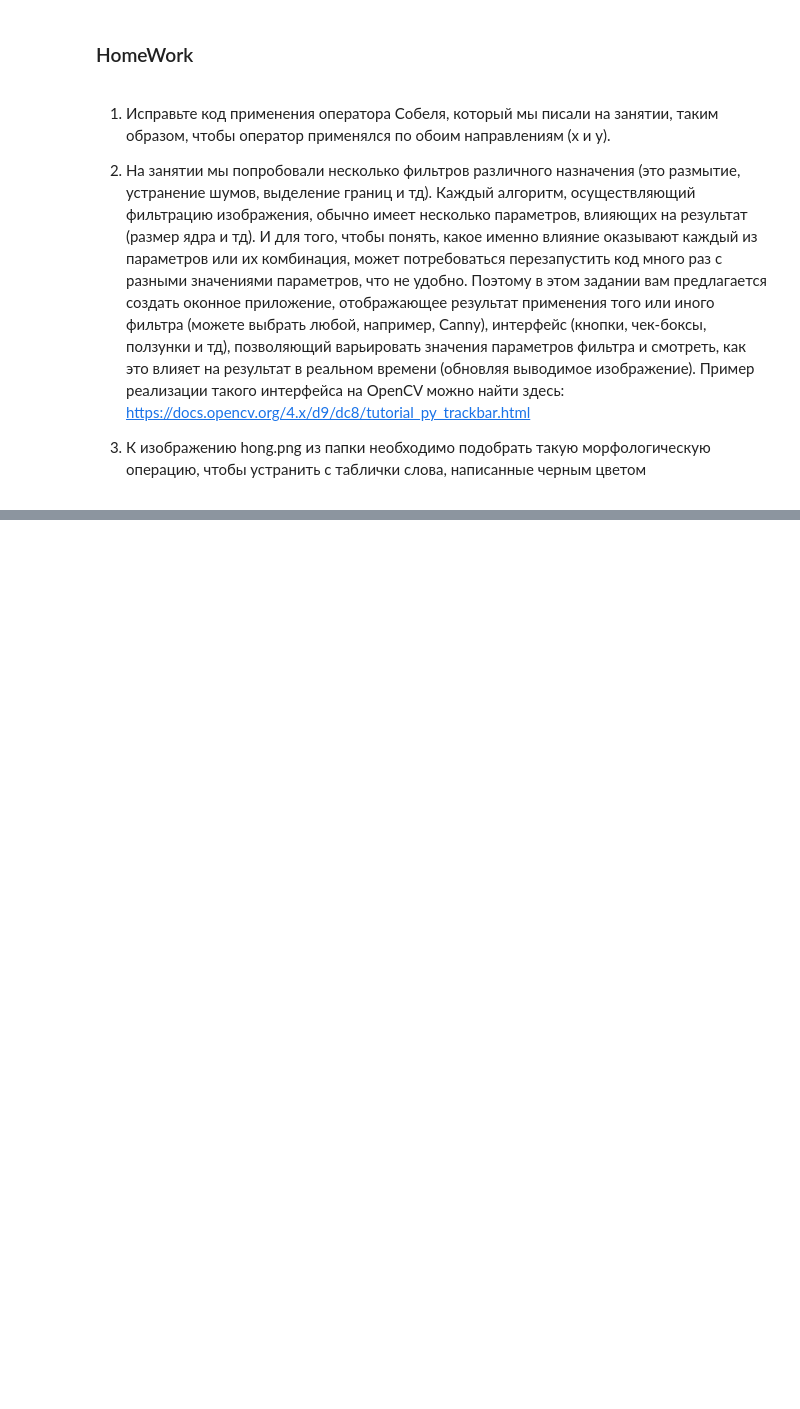
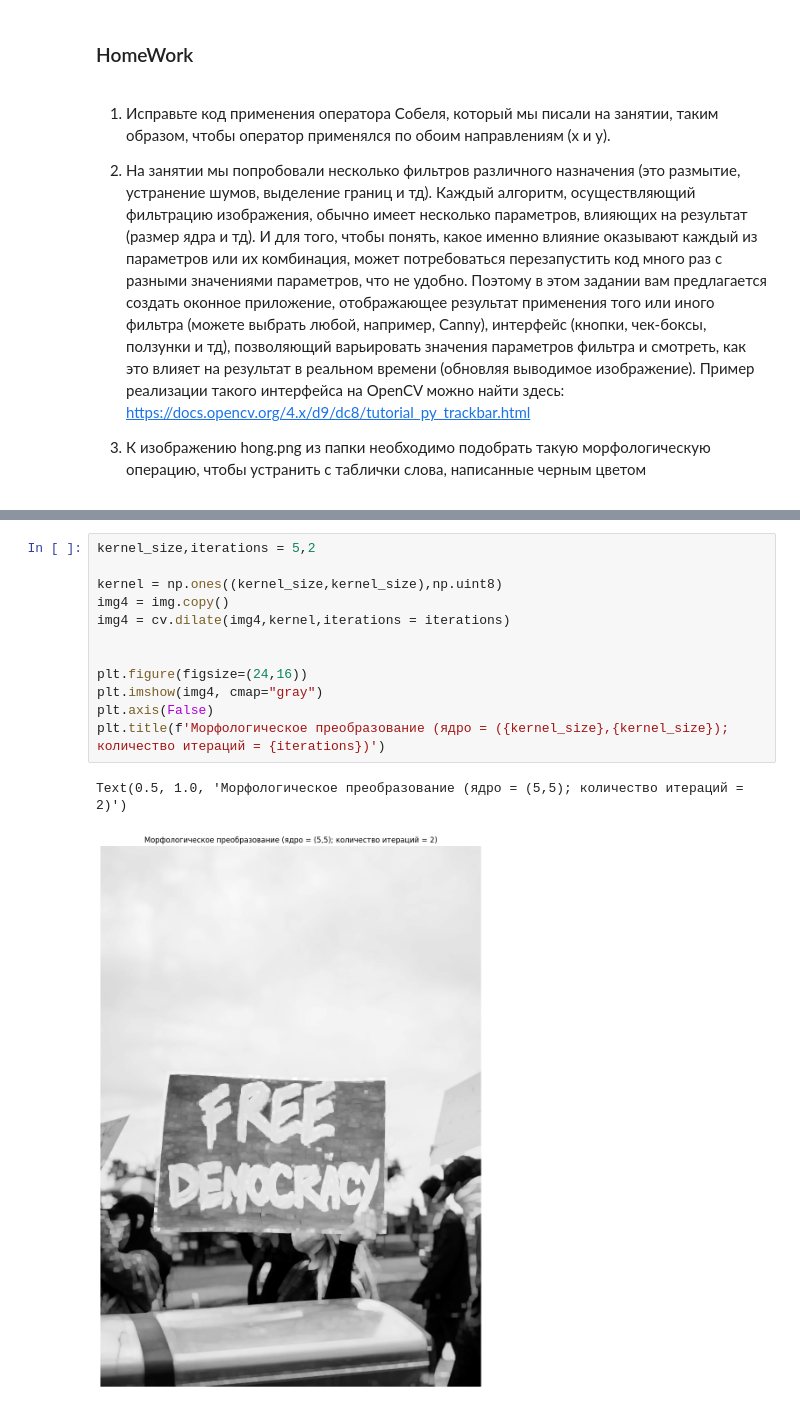
Before and after one commit to B3aRrrr/M8LabsAndHomeworks, a Jupyter notebook: Sem3/Lab5/main.ipynb, the cells around one changed output, grey strips where cells are left out. Drawn from its saved outputs; the diff is of its cells as text; blank space fills up the shorter version.

```diff
--- a/Sem3/Lab5/main.ipynb
+++ b/Sem3/Lab5/main.ipynb
@@ -181,0 +268,15 @@ torch.save(model.state_dict(), 'model.ckpt')
+# %%
+kernel_size,iterations = 5,2
+
+kernel = np.ones((kernel_size,kernel_size),np.uint8)
+img4 = img.copy()
+img4 = cv.dilate(img4,kernel,iterations = iterations)
+
+
+plt.figure(figsize=(24,16))
+plt.imshow(img4, cmap="gray")
+plt.axis(False)
+plt.title(f'Морфологическое преобразование (ядро = ({kernel_size},{kernel_size}); количество итераций = {iterations})')
+# %% [output]
+Text(0.5, 1.0, 'Морфологическое преобразование (ядро = (5,5); количество итераций = 2)')
+[figure, added]
```
Also changed, not shown: parts of 10 cells of this notebook.
